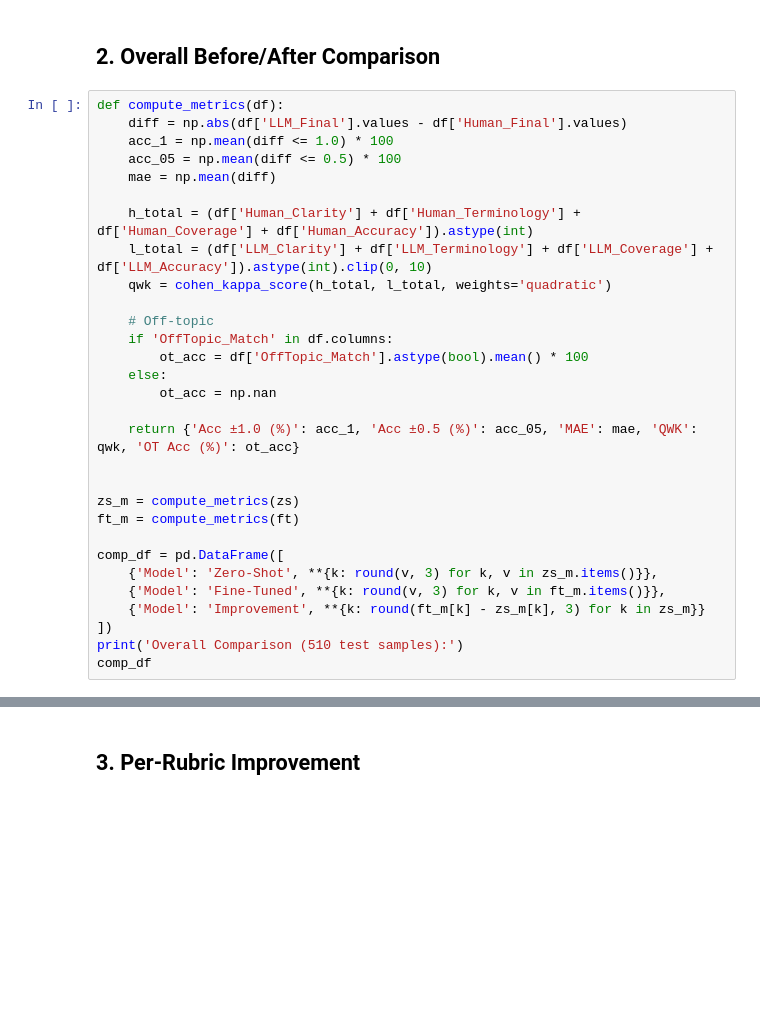
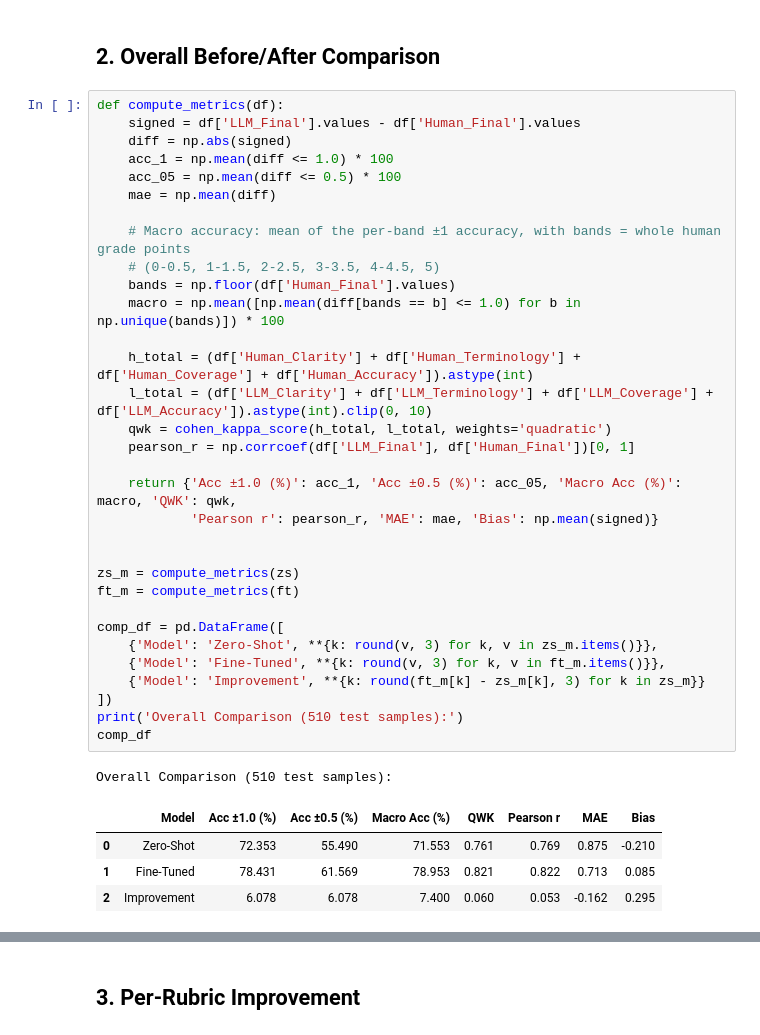
Before and after one commit to KamalEzzo/automated-essay-grading-system, a Jupyter notebook: Notebooks/07_Finetuning_Results.ipynb, the cells around one changed output, grey strips where cells are left out. Saved outputs shown, nothing was run; the diff lists cells and outputs as text; blank space fills up the shorter version.

```diff
--- a/Notebooks/07_Finetuning_Results.ipynb
+++ b/Notebooks/07_Finetuning_Results.ipynb
@@ -43,34 +53,42 @@ print(f'Fine-tuned: {len(ft)} samples')
 ## 2. Overall Before/After Comparison
 # %%
 def compute_metrics(df):
-    diff = np.abs(df['LLM_Final'].values - df['Human_Final'].values)
+    signed = df['LLM_Final'].values - df['Human_Final'].values
+    diff = np.abs(signed)
     acc_1 = np.mean(diff <= 1.0) * 100
     acc_05 = np.mean(diff <= 0.5) * 100
     mae = np.mean(diff)
 
+    # Macro accuracy: mean of the per-band ±1 accuracy, with bands = whole human grade points
+    # (0-0.5, 1-1.5, 2-2.5, 3-3.5, 4-4.5, 5)
+    bands = np.floor(df['Human_Final'].values)
+    macro = np.mean([np.mean(diff[bands == b] <= 1.0) for b in np.unique(bands)]) * 100
+
     h_total = (df['Human_Clarity'] + df['Human_Terminology'] + df['Human_Coverage'] + df['Human_Accuracy']).astype(int)
     l_total = (df['LLM_Clarity'] + df['LLM_Terminology'] + df['LLM_Coverage'] + df['LLM_Accuracy']).astype(int).clip(0, 10)
     qwk = cohen_kappa_score(h_total, l_total, weights='quadratic')
+    pearson_r = np.corrcoef(df['LLM_Final'], df['Human_Final'])[0, 1]
 
-    # Off-topic
-    if 'OffTopic_Match' in df.columns:
-        ot_acc = df['OffTopic_Match'].astype(bool).mean() * 100
-    else:
-        ot_acc = np.nan
-
-    return {'Acc ±1.0 (%)': acc_1, 'Acc ±0.5 (%)': acc_05, 'MAE': mae, 'QWK': qwk, 'OT Acc (%)': ot_acc}
+    return {'Acc ±1.0 (%)': acc_1, 'Acc ±0.5 (%)': acc_05, 'Macro Acc (%)': macro, 'QWK': qwk,
+            'Pearson r': pearson_r, 'MAE': mae, 'Bias': np.mean(signed)}
 
 
 zs_m = compute_metrics(zs)
 ft_m = compute_metrics(ft)
 
 comp_df = pd.DataFrame([
     {'Model': 'Zero-Shot', **{k: round(v, 3) for k, v in zs_m.items()}},
     {'Model': 'Fine-Tuned', **{k: round(v, 3) for k, v in ft_m.items()}},
     {'Model': 'Improvement', **{k: round(ft_m[k] - zs_m[k], 3) for k in zs_m}}
 ])
 print('Overall Comparison (510 test samples):')
 comp_df
+# %% [output]
+Overall Comparison (510 test samples):
+|  | Model | Acc ±1.0 (%) | Acc ±0.5 (%) | Macro Acc (%) | QWK | Pearson r | MAE | Bias |
+| 0 | Zero-Shot | 72.353 | 55.490 | 71.553 | 0.761 | 0.769 | 0.875 | -0.210 |
+| 1 | Fine-Tuned | 78.431 | 61.569 | 78.953 | 0.821 | 0.822 | 0.713 | 0.085 |
+| 2 | Improvement | 6.078 | 6.078 | 7.400 | 0.060 | 0.053 | -0.162 | 0.295 |
 # %%
 # Visual comparison
 fig, axes = plt.subplots(1, 4, figsize=(18, 5))
```
Also changed, not shown: parts of 17 cells of this notebook, 18 other files.
